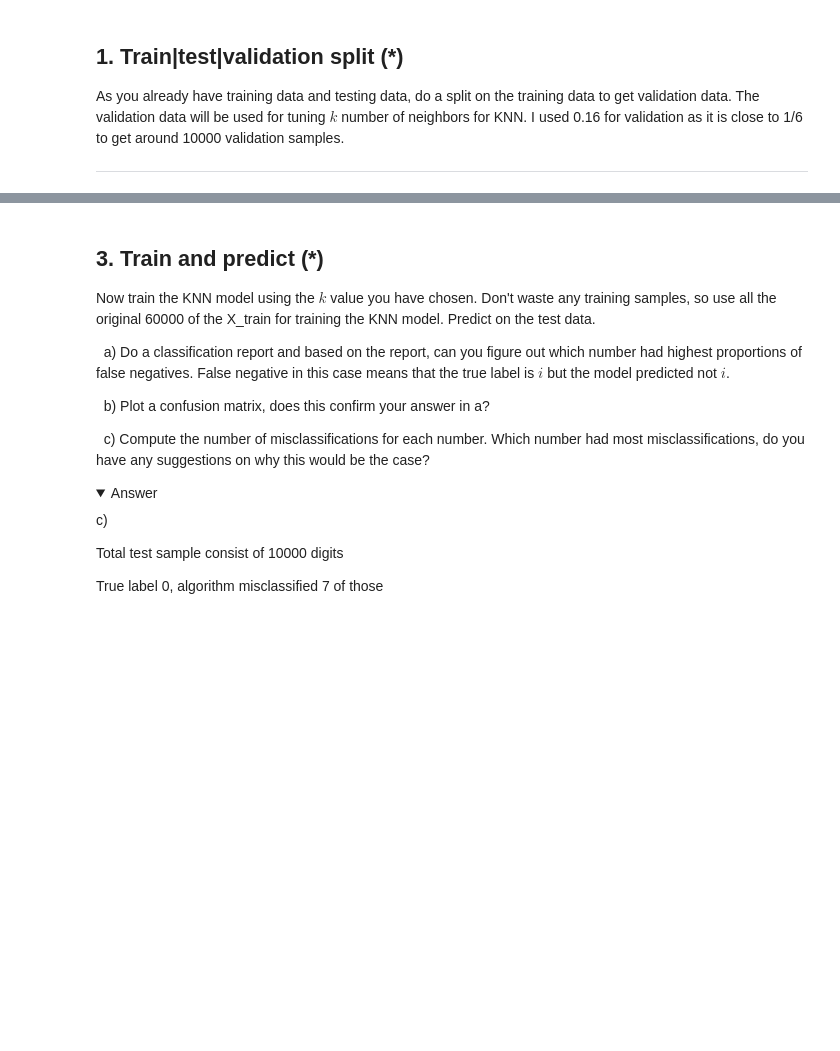
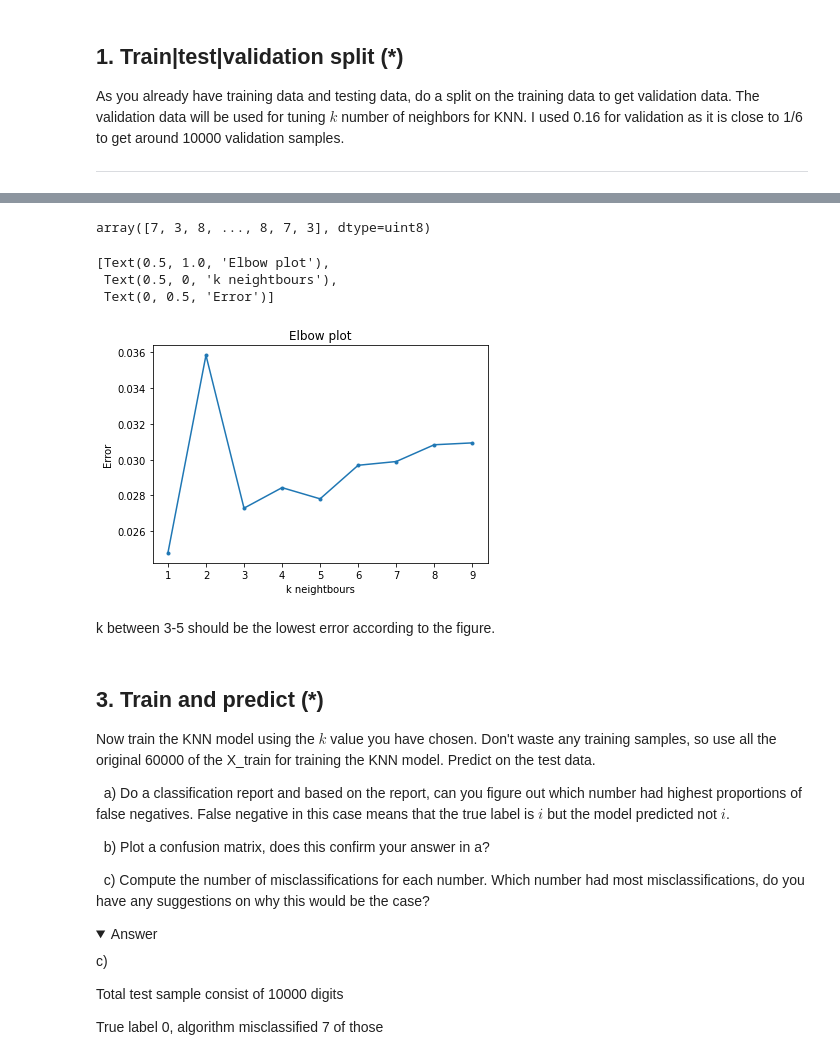
Before and after one commit to cooperhankun/Maskininlarning, a Jupyter notebook: E05_KNN.ipynb, the cells around one changed output, grey strips where cells are left out. Saved outputs shown, nothing was run; the diff lists cells and outputs as text; code cells hidden in the pictures; folded sections open; blank space fills up the shorter version.

```diff
--- a/E05_KNN.ipynb
+++ b/E05_KNN.ipynb
@@ -132,6 +132,10 @@ x_test = x_test.reshape(10000, 784)
 As you already have training data and testing data, do a split on the training data to get validation data. The validation data will be used for tuning $k$ number of neighbors for KNN. I used 0.16 for validation as it is close to 1/6 to get around 10000 validation samples.
 
 ---
+# %%
+from sklearn.model_selection import train_test_split
+
+x_train_new, X_train_validation, y_train_new, y_train_validation = train_test_split(x_train, y_train, test_size=0.16, random_state=42)
 # %% [markdown]
 ## 2. Hyperparameter tuning (*)
 
@@ -146,6 +150,44 @@ Train the models for a set of $k$-values using the training data and make predic
 </details>
 
 ---
+# %%
+from sklearn.preprocessing import MinMaxScaler
+from sklearn.neighbors import KNeighborsClassifier
+
+scaler = MinMaxScaler()
+scaled_X_train = scaler.fit_transform(x_train_new)
+scaled_X_test = scaler.transform(X_train_validation)
+
+model_KNN = KNeighborsClassifier(n_neighbors=3)
+
+model_KNN.fit(scaled_X_train, y_train_new)
+
+y_pred = model_KNN.predict(scaled_X_test)
+y_pred
+# %% [output]
+array([7, 3, 8, ..., 8, 7, 3], dtype=uint8)
+# %%
+from sklearn.metrics import confusion_matrix, ConfusionMatrixDisplay, classification_report, accuracy_score
+
+error = 1-accuracy_score(y_train_validation, y_pred)
+error_list = []
+
+for k in range(1,10):
+    model_KNN = KNeighborsClassifier(n_neighbors=k)
+    model_KNN.fit(scaled_X_train, y_train_new)
+    y_pred = model_KNN.predict(scaled_X_test)
+    error_list.append(1-accuracy_score(y_train_validation, y_pred))
+
+fig, ax = plt.figure(), plt.axes()
+ax.plot(range(1, len(error_list)+1), error_list, ".-")
+ax.set(title="Elbow plot", xlabel = "k neightbours", ylabel= "Error")
+# %% [output]
+[Text(0.5, 1.0, 'Elbow plot'),
+ Text(0.5, 0, 'k neightbours'),
+ Text(0, 0.5, 'Error')]
+[figure, added]
+# %% [markdown]
+k between 3-5 should be the lowest error according to the figure.
 # %% [markdown]
 ## 3. Train and predict (*)
 
```
Also changed, not shown: parts of 1 cell of this notebook.
